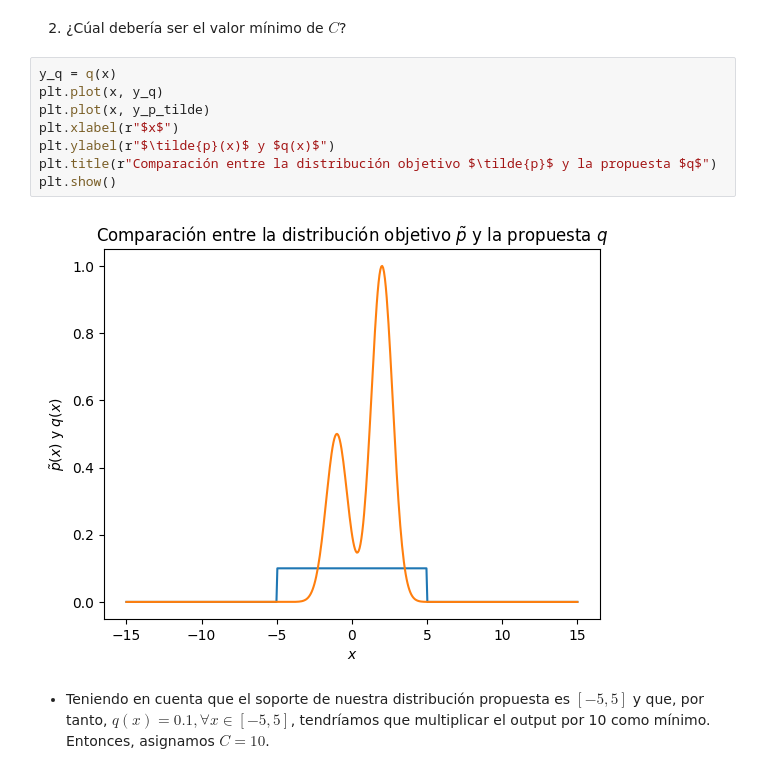
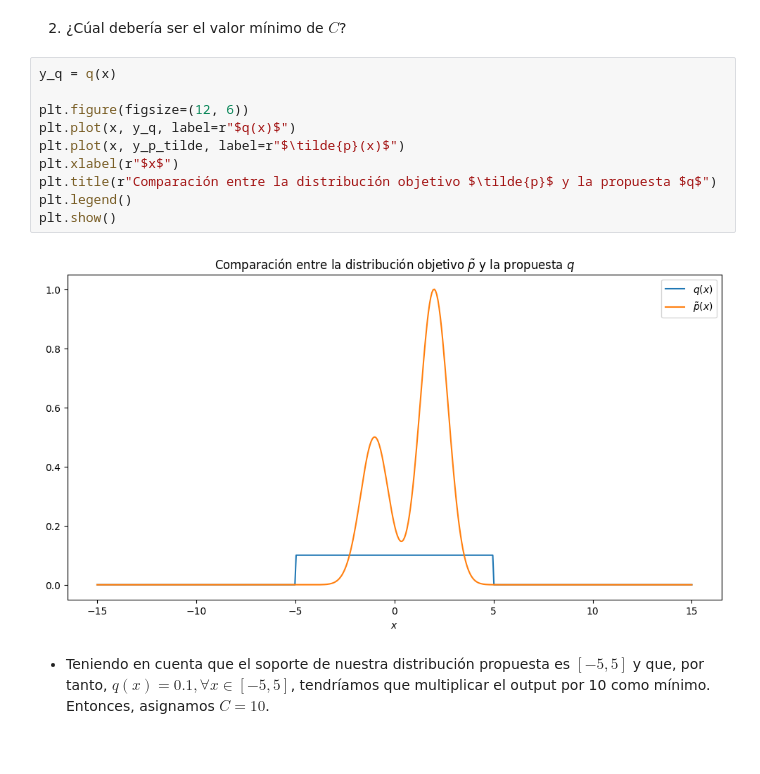
Before and after one commit to wrstdani/gia_ml3, a Jupyter notebook: tema3/02_algoritmo_rs.ipynb, the cells around one changed output. Saved outputs shown, nothing was run; the diff lists cells and outputs as text.

```diff
--- a/tema3/02_algoritmo_rs.ipynb
+++ b/tema3/02_algoritmo_rs.ipynb
@@ -33,14 +33,16 @@ def q(x):
 2. ¿Cúal debería ser el valor mínimo de $C$?
 # %%
 y_q = q(x)
-plt.plot(x, y_q)
-plt.plot(x, y_p_tilde)
+
+plt.figure(figsize=(12, 6))
+plt.plot(x, y_q, label=r"$q(x)$")
+plt.plot(x, y_p_tilde, label=r"$\tilde{p}(x)$")
 plt.xlabel(r"$x$")
-plt.ylabel(r"$\tilde{p}(x)$ y $q(x)$")
 plt.title(r"Comparación entre la distribución objetivo $\tilde{p}$ y la propuesta $q$")
+plt.legend()
 plt.show()
 # %% [output]
-[figure, old version]
+[figure, new version]
 # %% [markdown]
 - Teniendo en cuenta que el soporte de nuestra distribución propuesta es $[-5, 5]$ y que, por tanto, $q(x) = 0.1, \forall x \in [-5, 5]$, tendríamos que multiplicar el output por 10 como mínimo. Entonces, asignamos $C = 10$.
 # %%
```
Also changed, not shown: parts of 15 cells of this notebook, 2 other files.
